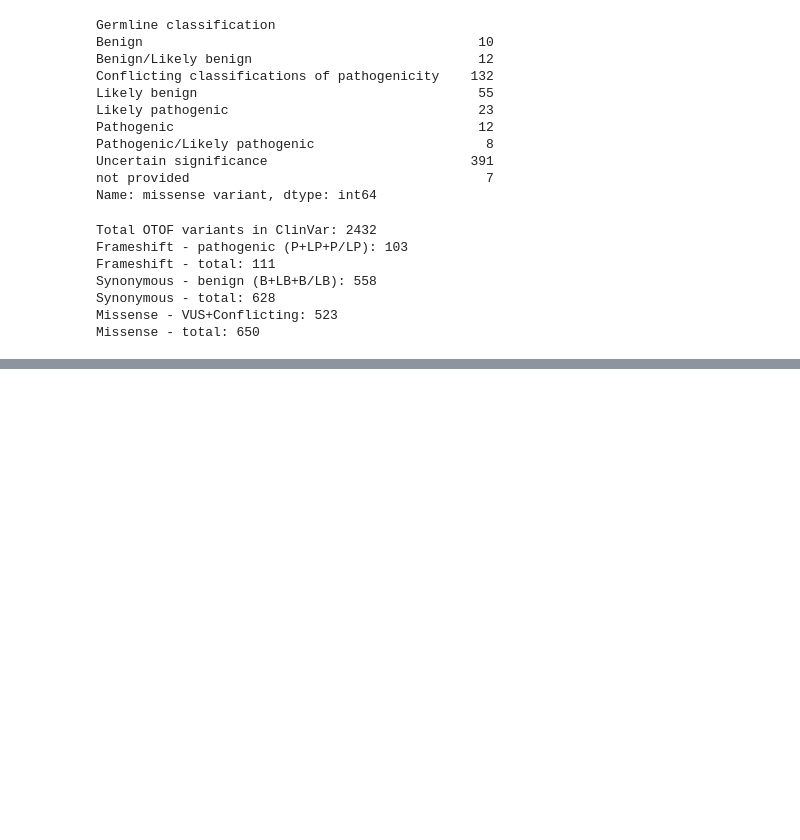
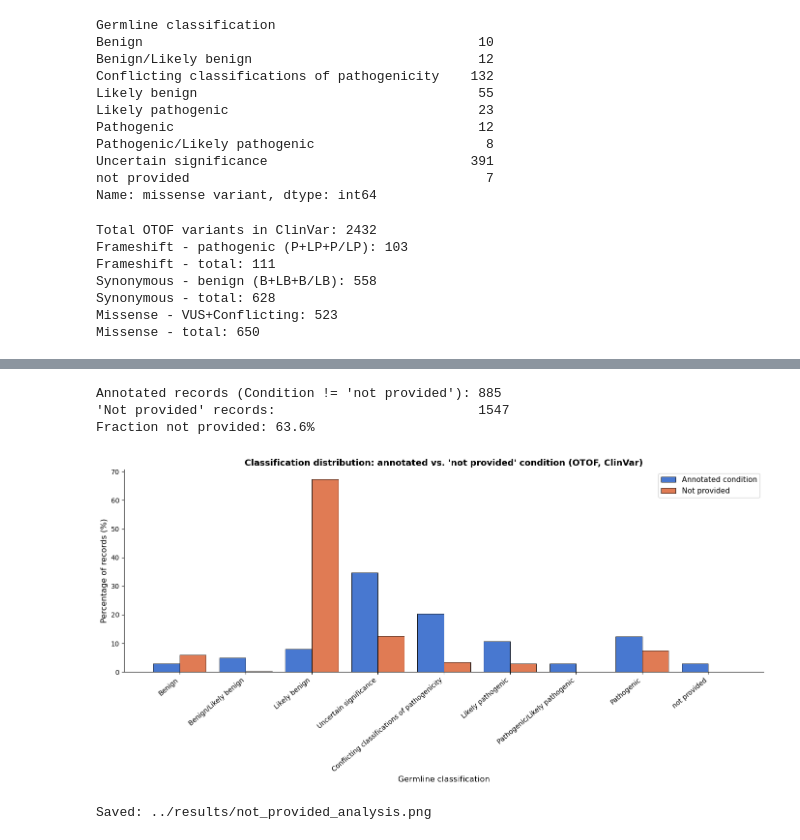
Before and after one commit to matteopira/otof-variants-integrated-analysis, a Jupyter notebook: notebooks/01-exploration.ipynb, the cells around one changed output, grey strips where cells are left out. Drawn from its saved outputs; the diff is of its cells as text; code cells hidden in the pictures; blank space fills up the shorter version.

```diff
--- a/notebooks/01-exploration.ipynb
+++ b/notebooks/01-exploration.ipynb
@@ -383,0 +444,68 @@ Missense - total: 650
+# %%
+# ---------------------------------------------------------------------------
+# Split: annotated vs not_provided
+# ---------------------------------------------------------------------------
+# A record is "not provided" if its condition is exactly "not provided"
+# OR if every condition token in a pipe-separated list is "not provided" or "not specified"
+# We use the strict definition: Condition(s) == "not provided" (exact match)
+
+is_not_provided = df["Condition(s)"] == "not provided"
+df_annotated    = df[~is_not_provided].copy()
+df_not_provided = df[is_not_provided].copy()
+
+print(f"Annotated records (Condition != 'not provided'): {len(df_annotated)}")
+print(f"'Not provided' records:                          {len(df_not_provided)}")
+print(f"Fraction not provided: {100*len(df_not_provided)/len(df):.1f}%")
+
+# Classification order
+classification_order = [
+    "Benign", "Benign/Likely benign", "Likely benign",
+    "Uncertain significance",
+    "Conflicting classifications of pathogenicity",
+    "Likely pathogenic", "Pathogenic/Likely pathogenic", "Pathogenic",
+    "not provided",
+]
+
+# Normalized distributions
+dist_annotated    = df_annotated["Germline classification"].value_counts(normalize=True) * 100
+dist_not_provided = df_not_provided["Germline classification"].value_counts(normalize=True) * 100
+
+# Align to classification_order
+dist_annotated    = dist_annotated.reindex(classification_order, fill_value=0)
+dist_not_provided = dist_not_provided.reindex(classification_order, fill_value=0)
+
+# ---------------------------------------------------------------------------
+# Bar chart: side-by-side, normalized to 100%
+# ---------------------------------------------------------------------------
+x = np.arange(len(classification_order))
+width = 0.40
+
+fig, ax = plt.subplots(figsize=(14, 7))
+bars1 = ax.bar(x - width/2, dist_annotated.values,    width, label="Annotated condition",
+               color="#4878d0", edgecolor="black", linewidth=0.6)
+bars2 = ax.bar(x + width/2, dist_not_provided.values, width, label="Not provided",
+               color="#e07b54", edgecolor="black", linewidth=0.6)
+
+ax.set_xticks(x)
+ax.set_xticklabels(classification_order, rotation=40, ha="right", fontsize=10)
+ax.set_ylabel("Percentage of records (%)", fontsize=12)
+ax.set_xlabel("Germline classification", fontsize=12)
+ax.set_title(
+    "Classification distribution: annotated vs. 'not provided' condition (OTOF, ClinVar)",
+    fontsize=13, fontweight="bold"
+)
+ax.legend(fontsize=11)
+ax.spines["top"].set_visible(False)
+ax.spines["right"].set_visible(False)
+plt.tight_layout()
+
+out_fig = results_dir / "not_provided_analysis.png"
+plt.savefig(out_fig, dpi=300, bbox_inches="tight")
+plt.show()
+print(f"Saved: {out_fig}")
+# %% [output]
+Annotated records (Condition != 'not provided'): 885
+'Not provided' records:                          1547
+Fraction not provided: 63.6%
+[figure, added]
+Saved: ../results/not_provided_analysis.png
```
Also changed, not shown: parts of 3 cells of this notebook, 14 other files.
